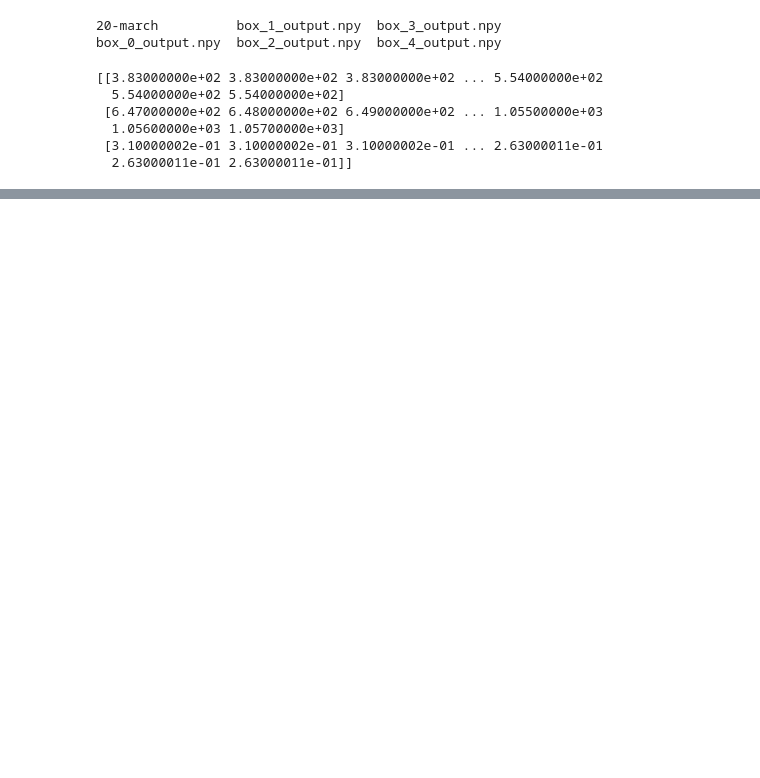
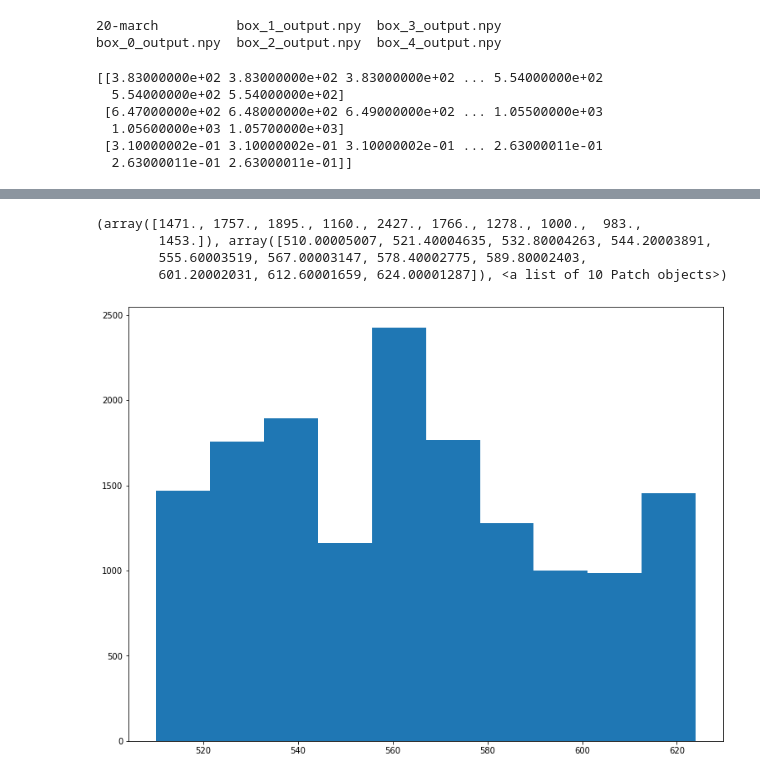
Before and after one commit to mngaonkar/orientation, a Jupyter notebook: orientation.ipynb, the cells around one changed output, grey strips where cells are left out. Cells and saved outputs as stored; diff of their text form; code cells hidden in the pictures; blank space fills up the shorter version.

```diff
--- a/orientation.ipynb
+++ b/orientation.ipynb
@@ -170,3 +212,11 @@ plt.scatter(filtered_points[0], filtered_points[2])
+# %%
+plt.hist(filtered_points[2])
+# %% [output]
+(array([1471., 1757., 1895., 1160., 2427., 1766., 1278., 1000.,  983.,
+        1453.]), array([510.00005007, 521.40004635, 532.80004263, 544.20003891,
+        555.60003519, 567.00003147, 578.40002775, 589.80002403,
+        601.20002031, 612.60001659, 624.00001287]), <a list of 10 Patch objects>)
+[figure, added]
 # %%
 def calculate_angle_between_planes(a1, b1, c1, a2, b2, c2):
     n = abs(a1*a2 + b1*b2 + c1*c2)
```
Also changed, not shown: parts of 11 cells of this notebook.
